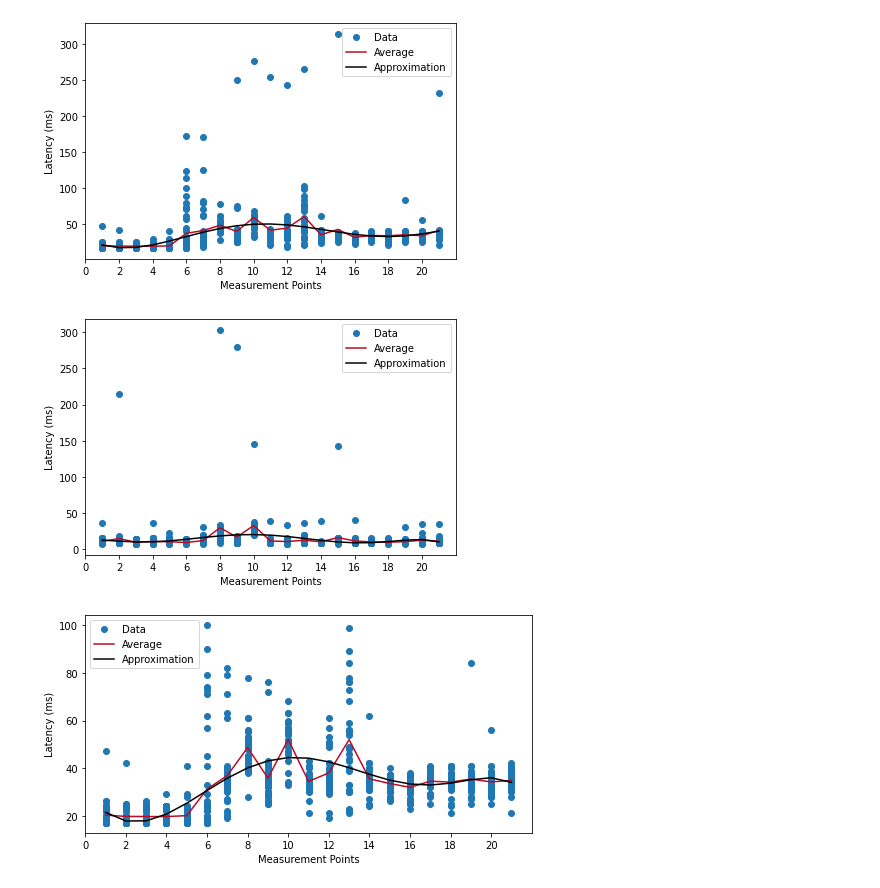
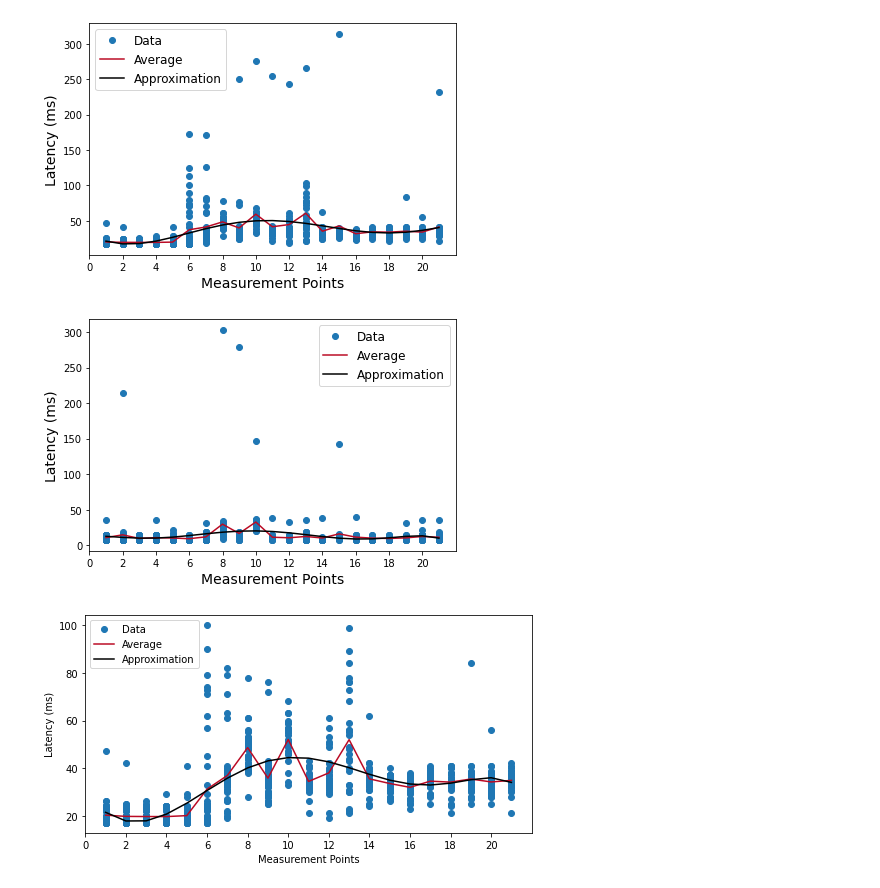
Before and after one commit to luizassimoes/bachelor-thesis, a Jupyter notebook: CS-codes.ipynb, the cells around one changed output. Saved outputs shown, nothing was run; the diff lists cells and outputs as text; code cells hidden in the pictures.

```diff
--- a/CS-codes.ipynb
+++ b/CS-codes.ipynb
@@ -68,33 +68,33 @@ df3 = pd.DataFrame(data3, columns=["Measurement", "Value"])
 # %%
 df2_mean = df2.groupby('Measurement').mean()
 df2_point = df2_mean.index
 df2_pm = df2_mean['Value']
 
 # Perform polynomial approximation for all measurements
 degree = 6
 x_values = np.arange(1, 22)
 coeffs = np.polyfit(df2['Measurement'], df2['Value'], degree)
 approximation = np.polyval(coeffs, x_values)
 
 # Plot the approximation
 fig, ax = plt.subplots()
 ax.plot(df2['Measurement'], df2['Value'], 'o', label='Data', color=colors[0])
 
 ax.plot(df2_point, df2_pm, '-', label='Average', color=colors[1])
 
 ax.plot(x_values, approximation, '-', label='Approximation', color=colors[2])
 ax.set_xticks(range(0, 22, 2))
 
-ax.set_xlabel('Measurement Points')
-ax.set_ylabel('Latency (ms)')
-ax.legend()
+ax.set_xlabel('Measurement Points', fontsize=14)
+ax.set_ylabel('Latency (ms)', fontsize=14)
+ax.legend(fontsize=12)
 
 fig.tight_layout()
 fig.savefig(r'Graphics/Construction-Site/cs-ping-172.pdf', format='pdf')
 
 plt.show()
 # %% [output]
-[figure, old version]
+[figure, new version]
 # %%
 df3_mean = df3.groupby('Measurement').mean()
 df3_point = df3_mean.index
@@ -116,16 +116,16 @@ ax.plot(x_values, approximation, '-', label='Approximation', color=colors[2])
 ax.set_xticks(range(0, 22, 2))
 
 # Set labels and show the plot
-ax.set_xlabel('Measurement Points')
-ax.set_ylabel('Latency (ms)')
-ax.legend()
+ax.set_xlabel('Measurement Points', fontsize=14)
+ax.set_ylabel('Latency (ms)', fontsize=14)
+ax.legend(fontsize=12)
 
 fig.tight_layout()
 fig.savefig(r'Graphics/Construction-Site/cs-ping-192.pdf', format='pdf')
 
 plt.show()
 # %% [output]
-[figure, old version]
+[figure, new version]
 # %%
 filtered_df2 = df2[df2['Value'] <= 100]
 df2_mean_filtered = filtered_df2.groupby('Measurement').mean()
```
Also changed, not shown: 2 other files.
